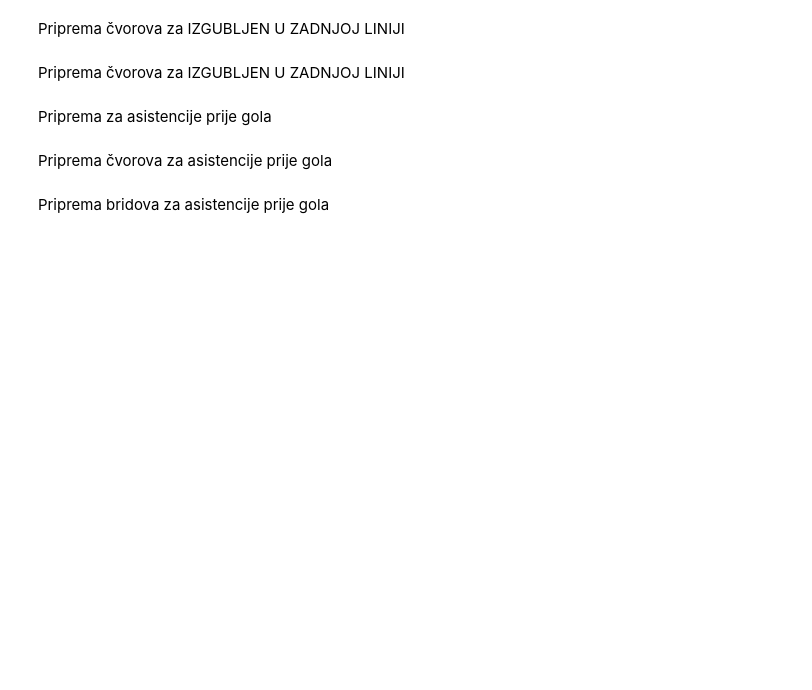
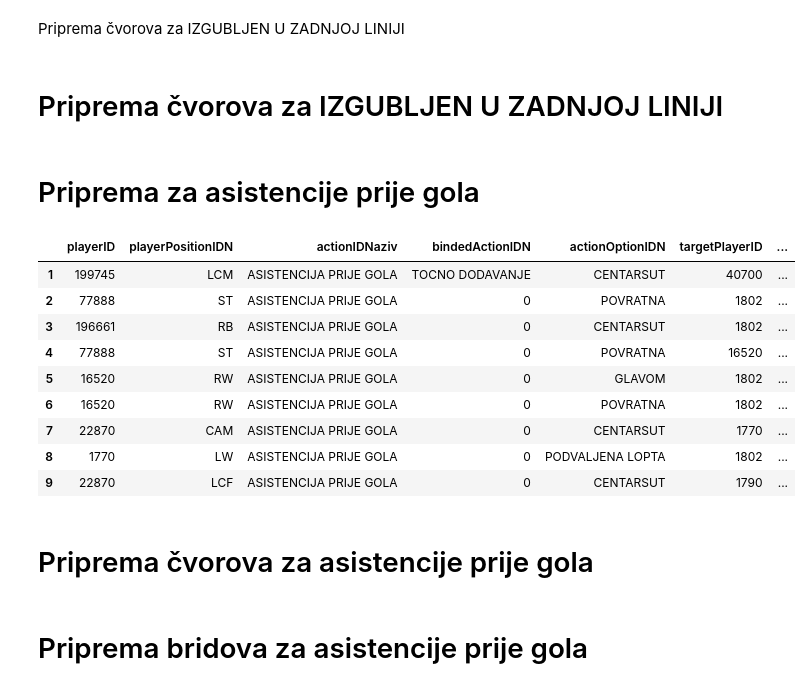
Before and after one commit to hrvatskibogmars/brainstormers, a Jupyter notebook: analysis/techo_notebooks/SNA/Preparing some relevant actions for SNA - Eintracht.ipynb, the cells around one changed output. Cells and saved outputs as stored; diff of their text form; code cells hidden in the pictures; blank space fills up the shorter version.

```diff
--- a/analysis/techo_notebooks/SNA/Preparing some relevant actions for SNA - Eintracht.ipynb
+++ b/analysis/techo_notebooks/SNA/Preparing some relevant actions for SNA - Eintracht.ipynb
@@ -465,6 +505,6 @@ dfNodesIZLClean.reset_index(drop=True, inplace=True)
 dfNodesIZLClean.index += 1
 dfNodesIZLClean.to_csv("Eintracht_sna_izl_nodes.csv", sep=',', index=True)
 # %% [markdown]
-Priprema čvorova za IZGUBLJEN U ZADNJOJ LINIJI
+# Priprema čvorova za IZGUBLJEN U ZADNJOJ LINIJI
 # %%
 dfEintrachtIZL1 = pd.read_csv("Eintracht_sna_izl.csv", sep=',')
@@ -485,37 +525,47 @@ for indexIZL, itemIZL in dfEintrachtIZL1.iterrows():
 dfEintrachtIZL1.index += 1
 dfEintrachtIZL1.to_csv("Eintracht_sna_izl_edges.csv", sep=',', index=False)
 # %% [markdown]
-Priprema za asistencije prije gola
+# Priprema za asistencije prije gola
 # %%
 dfEintrachtAsistencijePG = dfEintrachtAkcije[(dfEintrachtAkcije['actionID'] == 342)]
 
 dfEintrachtAsistencijePGClean = dfEintrachtAsistencijePG.drop(['ID', 'gameID', 'actionID',
                                             'bindedActionID', 'actionOptionID',
                                             'playerTeam', 'refPositionX',
                                             'refPositionY', 'startPossTime', 'endPossTime', 'gameTimeSection',
                                             'playerPositionID', 'targetPositionID', 'awayTeamSide', 'action_duration',
                                             'domaci', 'gosti', 'domaciFormacija', 'gostiFormacija',
                                             'gameDate', 'gameTime', 'stadium', 'referee', 'stadium', 'climate',
                                             'luna', 'temperature', 'viewers', 'domaciID', 'gostiID', 'homeTeamFormacijaID',
                                             'awayTeamFormacijaID', 'Pogodaka_domaci', 'Score_domaci', 'Pogodaka_gosti',
                                             'Score_gosti', 'actionStartTime', 'actionEndTime', 'touchNumber',
                                             'actionPosX1', 'actionPosX2', 'actionPosY1', 'actionPosY2',
                                             'ref_sector', 'goalZone', 'distance'], axis = 1)
 
 dfEintrachtAsistencijePGClean.reset_index(drop=True, inplace=True)
 dfEintrachtAsistencijePGClean.index += 1
-dfEintrachtAsistencijePGClean.to_csv("Eintracht_sna_asistencije_prije_gola.csv", sep=',', index=False)
 
 dfEP = pd.read_csv("eintrachtP.csv", sep=',')
 
 dfEintrachtapg = pd.merge(dfEintrachtAsistencijePGClean, dfEP, left_on='playerID', right_on='playerID', how='left')
 dfEintrachtapg2 = pd.merge(dfEintrachtapg, dfEP, left_on='targetPlayerID', right_on='playerID', how='left')
 dfEintrachtapg3 = dfEintrachtapg2.drop('playerID_y', axis=1)
 dfEintrachtapg4 = dfEintrachtapg3.rename(columns={'name_x':'playerName', 'name_y':'targetName', 'playerID_x':'playerID'})
 dfEintrachtapg4['Weight'] = dfEintrachtapg4.groupby('playerID')['targetPlayerID'].transform(pd.Series.value_counts)
 dfEintrachtapg4 = dfEintrachtapg4.drop_duplicates()
 dfEintrachtapg4.to_csv("Eintracht_sna_asistencije_prije_gola.csv", sep=',', index=False)
 dfEintrachtapg4.index += 1
 dfEintrachtapg4
+# %% [output]
+|  | playerID | playerPositionIDN | actionIDNaziv | bindedActionIDN | actionOptionIDN | targetPlayerID | ... |
+| 1 | 199745 | LCM | ASISTENCIJA PRIJE GOLA | TOCNO DODAVANJE | CENTARSUT | 40700 | ... |
+| 2 | 77888 | ST | ASISTENCIJA PRIJE GOLA | 0 | POVRATNA | 1802 | ... |
+| 3 | 196661 | RB | ASISTENCIJA PRIJE GOLA | 0 | CENTARSUT | 1802 | ... |
+| 4 | 77888 | ST | ASISTENCIJA PRIJE GOLA | 0 | POVRATNA | 16520 | ... |
+| 5 | 16520 | RW | ASISTENCIJA PRIJE GOLA | 0 | GLAVOM | 1802 | ... |
+| 6 | 16520 | RW | ASISTENCIJA PRIJE GOLA | 0 | POVRATNA | 1802 | ... |
+| 7 | 22870 | CAM | ASISTENCIJA PRIJE GOLA | 0 | CENTARSUT | 1770 | ... |
+| 8 | 1770 | LW | ASISTENCIJA PRIJE GOLA | 0 | PODVALJENA LOPTA | 1802 | ... |
+| 9 | 22870 | LCF | ASISTENCIJA PRIJE GOLA | 0 | CENTARSUT | 1790 | ... |
 # %% [markdown]
-Priprema čvorova za asistencije prije gola
+# Priprema čvorova za asistencije prije gola
@@ -533,3 +577,3 @@ dfNodesapgClean.to_csv("Eintracht_sna_asistencije_prije_gola_nodes.csv", sep=','
 # %% [markdown]
-Priprema bridova za asistencije prije gola
+# Priprema bridova za asistencije prije gola
 # %%
```
Also changed, not shown: parts of 35 cells of this notebook, 2 other files.
